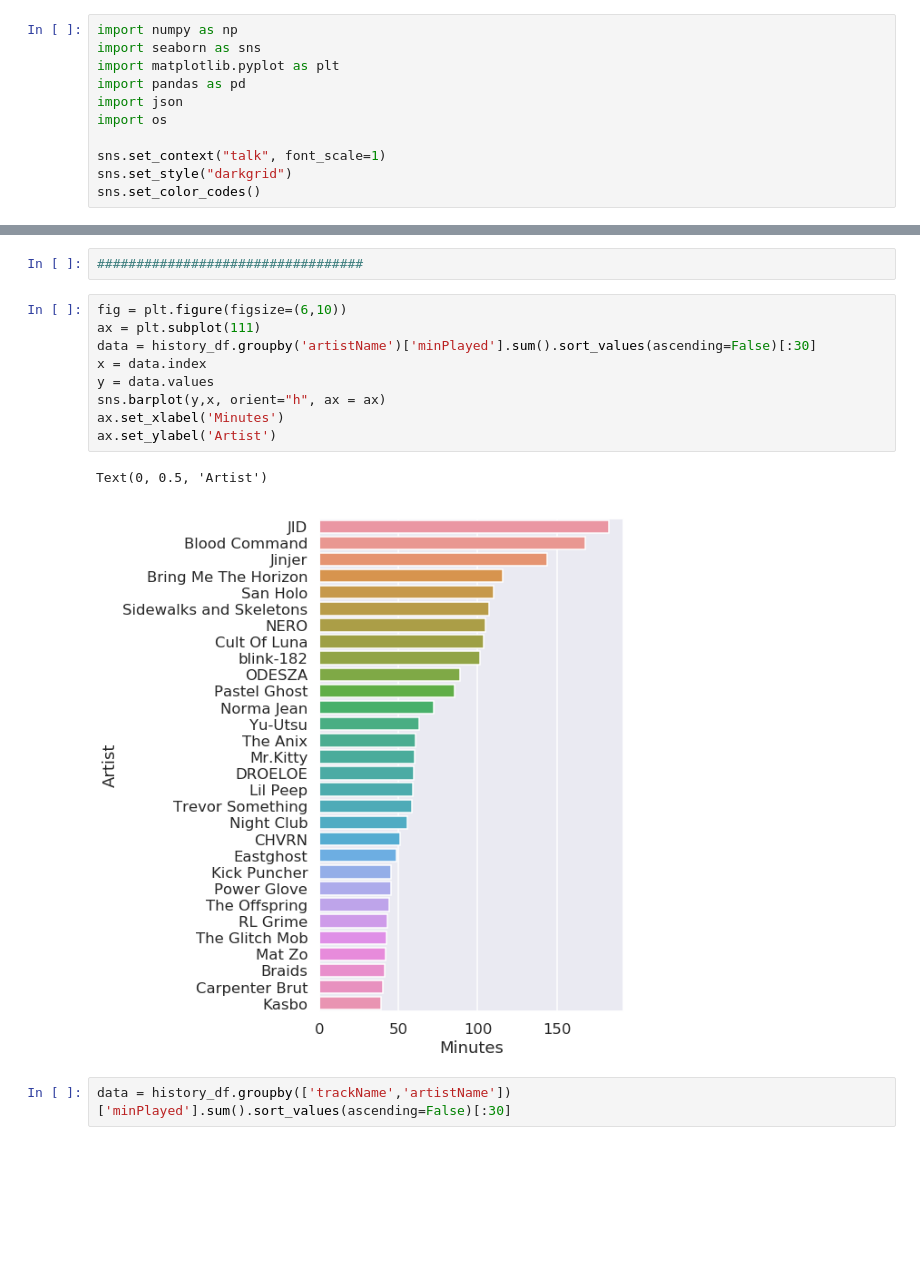
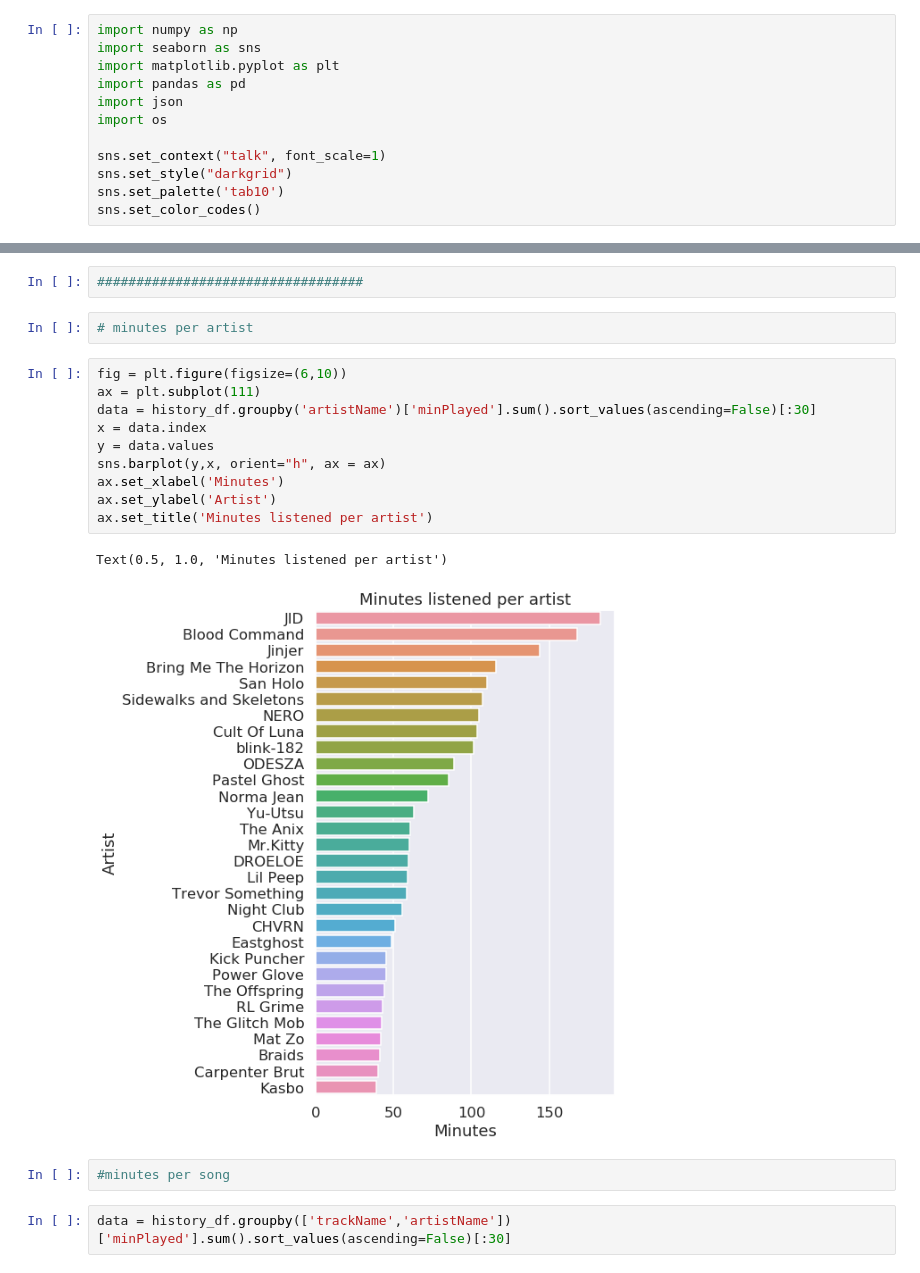
Before and after one commit to modw/spotify-data, a Jupyter notebook: spotify-eda.ipynb, the cells around one changed output, grey strips where cells are left out. Cells and saved outputs as stored; diff of their text form; blank space fills up the shorter version.

```diff
--- a/spotify-eda.ipynb
+++ b/spotify-eda.ipynb
@@ -20,6 +20,7 @@ import os
 
 sns.set_context("talk", font_scale=1)
 sns.set_style("darkgrid")
+sns.set_palette('tab10')
 sns.set_color_codes()
 # %%
 # list available data
@@ -295,17 +355,22 @@ plt.show()
 # %%
 ##################################
+# %%
+# minutes per artist
 # %%
 fig = plt.figure(figsize=(6,10))
 ax = plt.subplot(111)
 data = history_df.groupby('artistName')['minPlayed'].sum().sort_values(ascending=False)[:30]
 x = data.index
 y = data.values
 sns.barplot(y,x, orient="h", ax = ax)
 ax.set_xlabel('Minutes')
 ax.set_ylabel('Artist')
+ax.set_title('Minutes listened per artist')
 # %% [output]
-Text(0, 0.5, 'Artist')
+Text(0.5, 1.0, 'Minutes listened per artist')
-[figure, old version]
+[figure, new version]
+# %%
+#minutes per song
 # %%
 data = history_df.groupby(['trackName','artistName'])['minPlayed'].sum().sort_values(ascending=False)[:30]
 # %%
```
Also changed, not shown: parts of 16 cells of this notebook.
